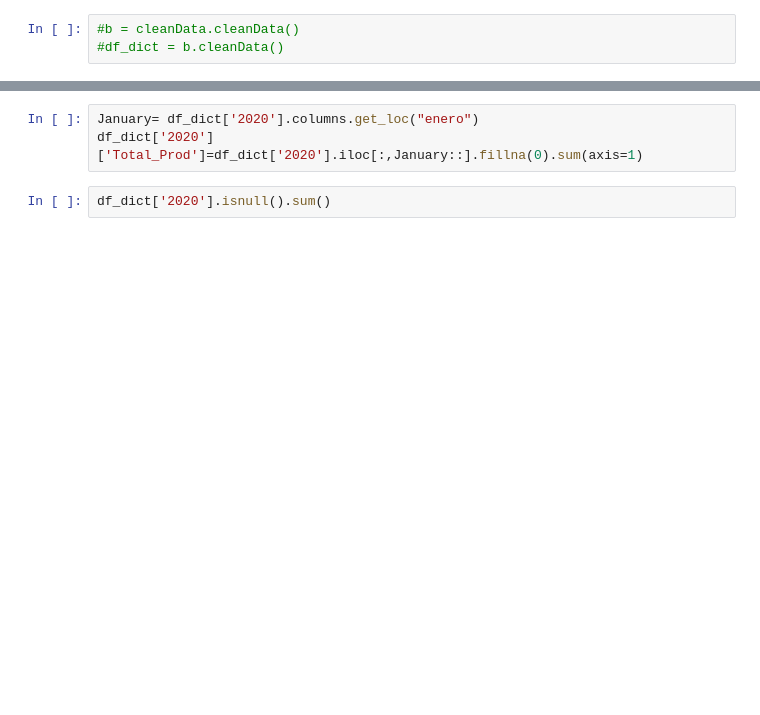
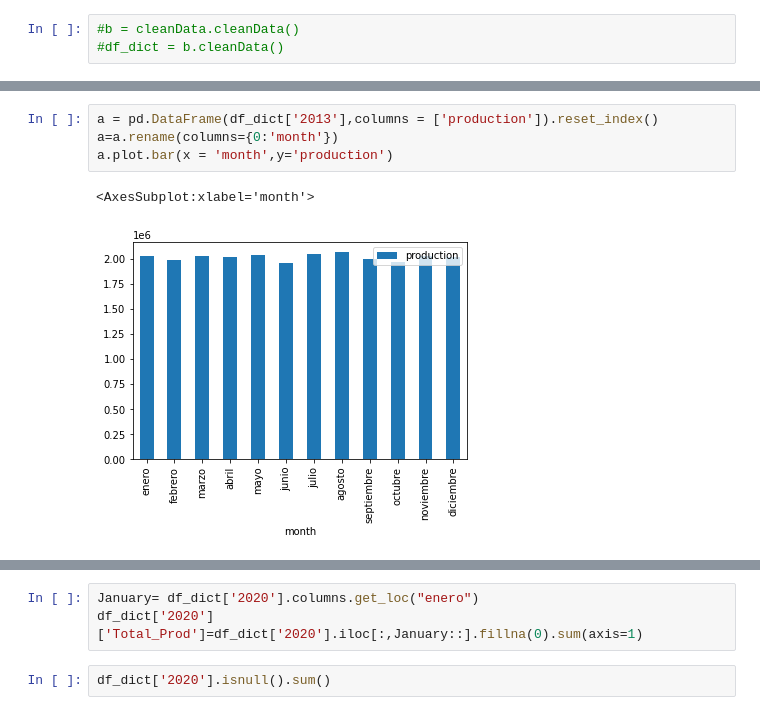
Before and after one commit to Hackaton-O-G-CAN/Hackaton_2020, a Jupyter notebook: hackaton_1.ipynb, the cells around one changed output, grey strips where cells are left out. Saved outputs shown, nothing was run; the diff lists cells and outputs as text; blank space fills up the shorter version.

```diff
--- a/hackaton_1.ipynb
+++ b/hackaton_1.ipynb
@@ -50,0 +51,7 @@ df_dict['2017']
+# %%
+a = pd.DataFrame(df_dict['2013'],columns = ['production']).reset_index()
+a=a.rename(columns={0:'month'})
+a.plot.bar(x = 'month',y='production')
+# %% [output]
+<AxesSubplot:xlabel='month'>
+[figure, added]
```
Also changed, not shown: parts of 6 cells of this notebook, 12 other files.
